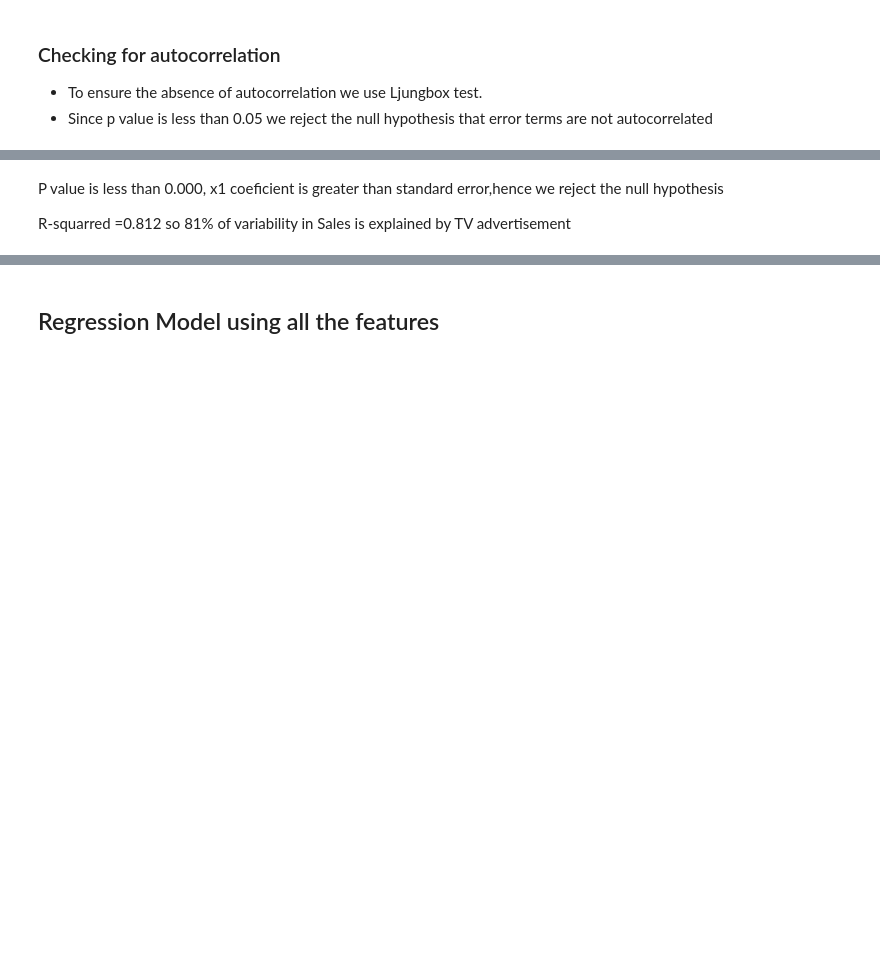
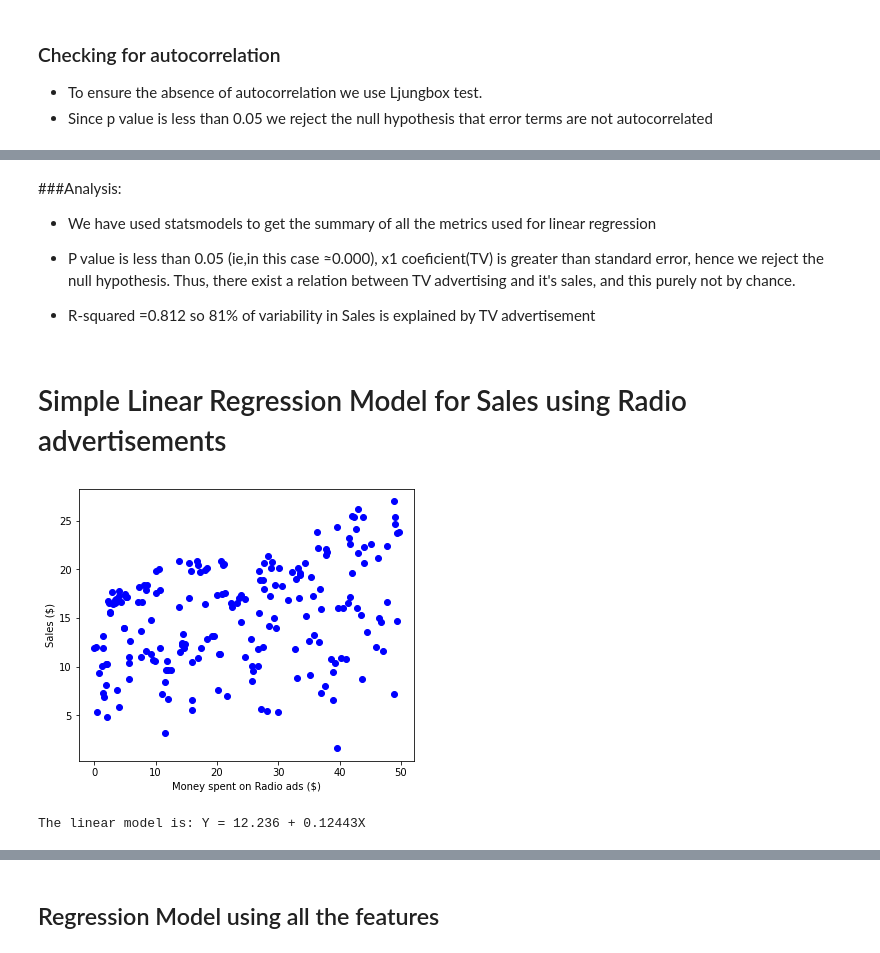
Before and after one commit to Machine-Learning-Insights/Algorithms, a Jupyter notebook: Linear_regression/linear_regression.ipynb, the cells around one changed output, grey strips where cells are left out. Cells and saved outputs as stored; diff of their text form; code cells hidden in the pictures; blank space fills up the shorter version.

```diff
--- a/Linear_regression/linear_regression.ipynb
+++ b/Linear_regression/linear_regression.ipynb
@@ -202,9 +235,12 @@ Covariance Type:            nonrobust
 Warnings:
 [1] Standard Errors assume that the covariance matrix of the errors is correctly specified.
 # %% [markdown]
-P value is less than 0.000, x1 coeficient is greater than standard error,hence we reject the null hypothesis
+###Analysis:
+* We have used statsmodels to get the summary of all the metrics used for linear regression
 
-R-squarred =0.812 so 81% of variability in Sales is explained by TV advertisement
+* P value is less than 0.05 (ie,in this case ≈0.000), x1 coeficient(TV) is greater than standard error, hence we reject the null hypothesis. Thus, there exist a relation between TV advertising and it's sales, and this purely not by chance.
+
+* R-squared =0.812 so 81% of variability in Sales is explained by TV advertisement
 # %%
 def check_res(y_true,y_pred):
   fig, ax = plt.subplots()
@@ -294,0 +329,7 @@ def simple_linear_regression(X,y_true,feature_name):
+# %% [markdown]
+# Simple Linear Regression Model for Sales using Radio advertisements
+# %%
+simple_linear_regression(data['Radio'].values.reshape(200,1),data['Sales'].values.reshape(200,1),'Radio')
+# %% [output]
+[figure, added]
+The linear model is: Y = 12.236 + 0.12443X
```
Also changed, not shown: parts of 34 cells of this notebook, 2 other files.
